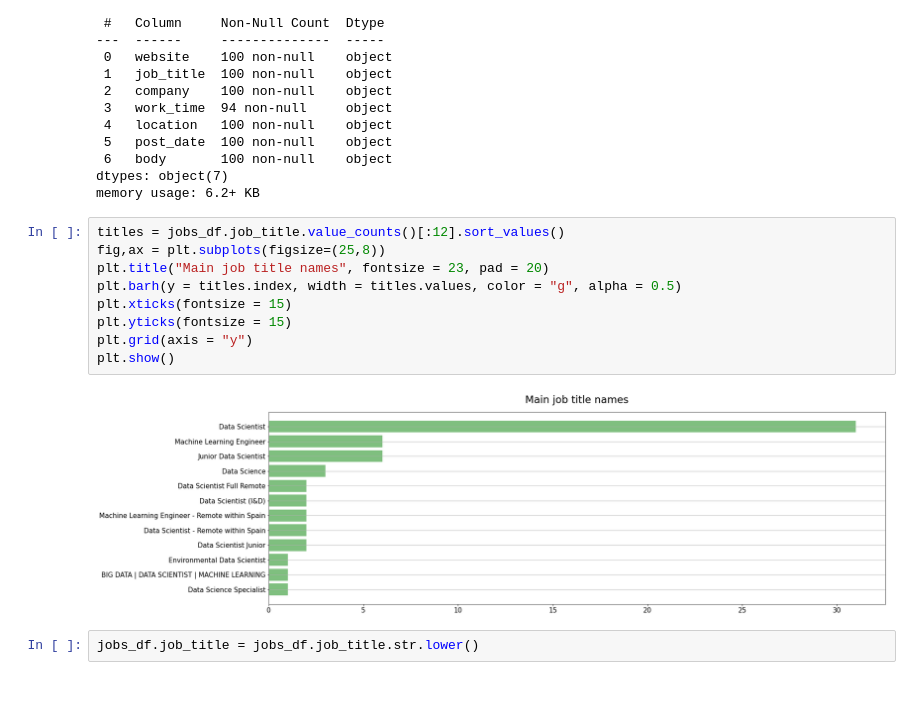
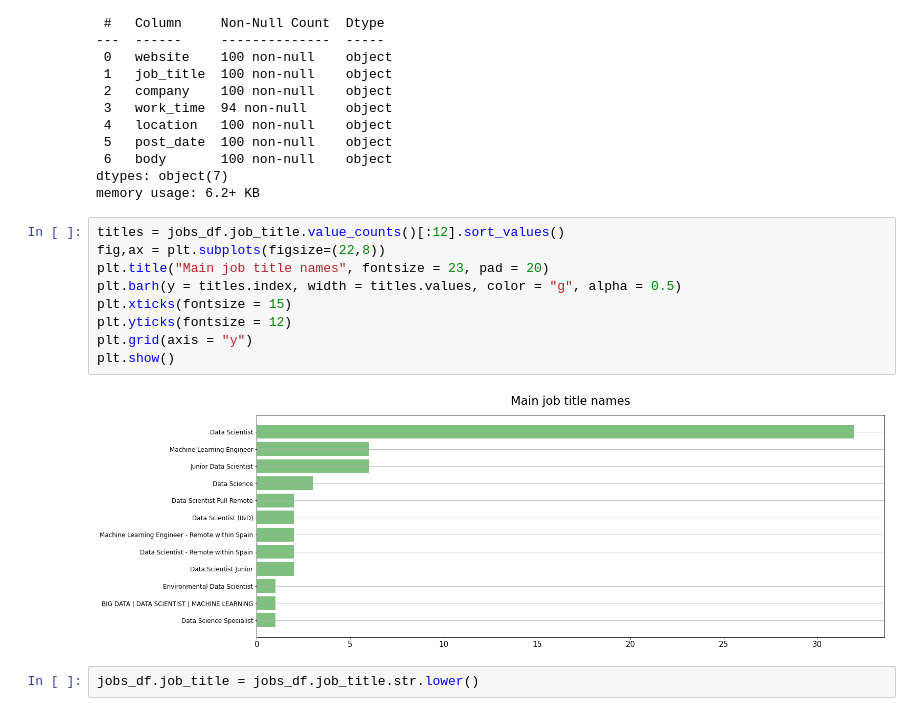
Before and after one commit to sebagrasso/LinkedIn-Job-Search, a Jupyter notebook: linkedin.ipynb, the cells around one changed output. Cells and saved outputs as stored; diff of their text form.

```diff
--- a/linkedin.ipynb
+++ b/linkedin.ipynb
@@ -341,15 +341,15 @@ dtypes: object(7)
 memory usage: 6.2+ KB
 # %%
 titles = jobs_df.job_title.value_counts()[:12].sort_values()
-fig,ax = plt.subplots(figsize=(25,8))
+fig,ax = plt.subplots(figsize=(22,8))
 plt.title("Main job title names", fontsize = 23, pad = 20)
 plt.barh(y = titles.index, width = titles.values, color = "g", alpha = 0.5)
 plt.xticks(fontsize = 15)
-plt.yticks(fontsize = 15)
+plt.yticks(fontsize = 12)
 plt.grid(axis = "y")
 plt.show()
 # %% [output]
-[figure, old version]
+[figure, new version]
 # %%
 jobs_df.job_title = jobs_df.job_title.str.lower()
 # %%
```
Also changed, not shown: parts of 18 cells of this notebook.
